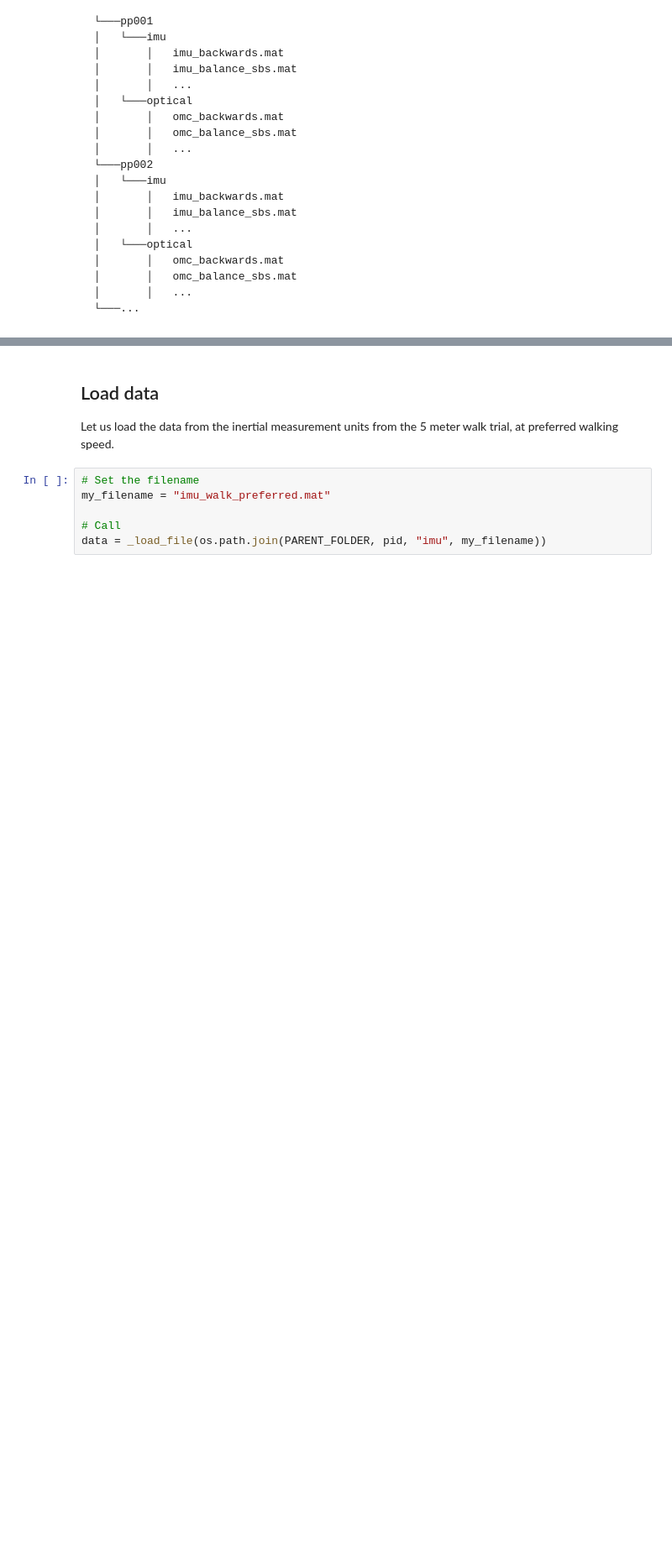
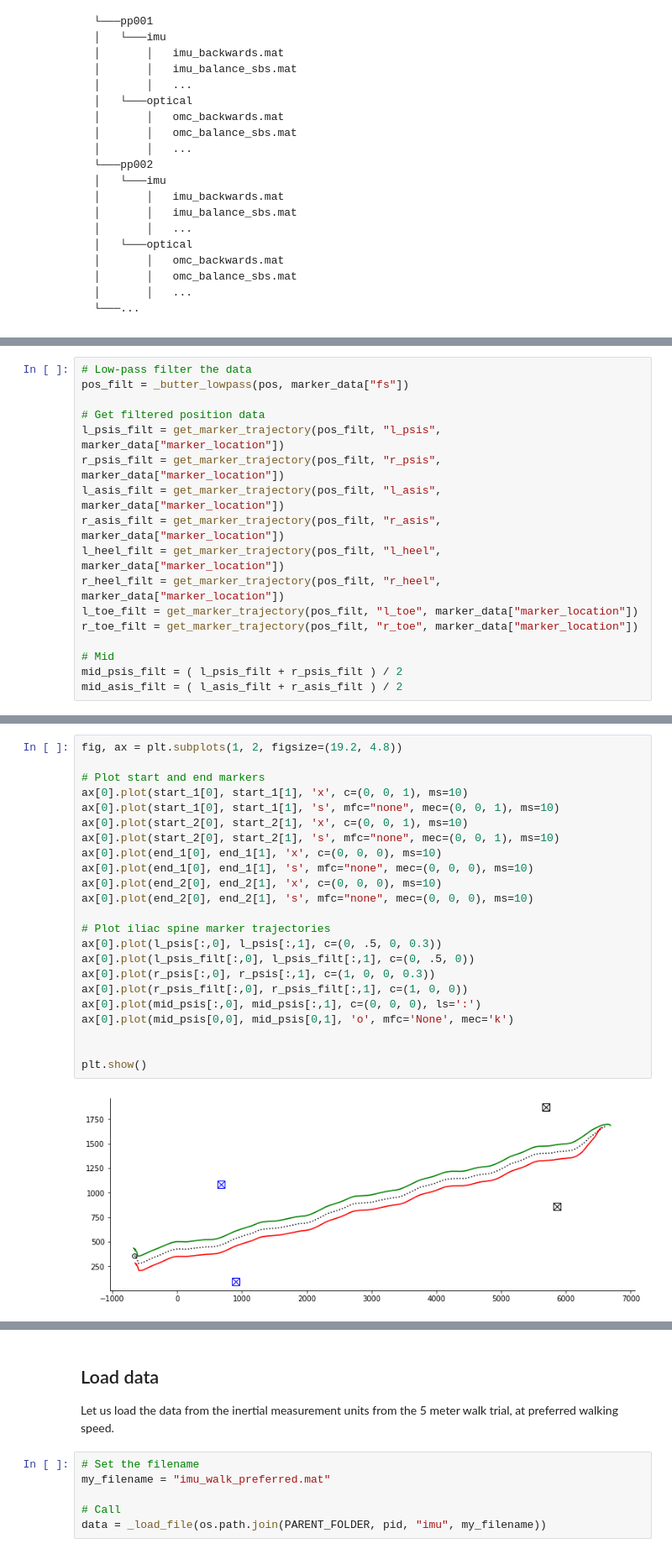
Before and after one commit to neurogeriatricskiel/pymocap, a Jupyter notebook: test_dataset.ipynb, the cells around one changed output, grey strips where cells are left out. Shown at 84% size. Saved outputs shown, nothing was run; the diff lists cells and outputs as text; blank space fills up the shorter version.

```diff
--- a/test_dataset.ipynb
+++ b/test_dataset.ipynb
@@ -56,0 +121,17 @@ print(imu_files)
+# %%
+# Low-pass filter the data
+pos_filt = _butter_lowpass(pos, marker_data["fs"])
+
+# Get filtered position data
+l_psis_filt = get_marker_trajectory(pos_filt, "l_psis", marker_data["marker_location"])
+r_psis_filt = get_marker_trajectory(pos_filt, "r_psis", marker_data["marker_location"])
+l_asis_filt = get_marker_trajectory(pos_filt, "l_asis", marker_data["marker_location"])
+r_asis_filt = get_marker_trajectory(pos_filt, "r_asis", marker_data["marker_location"])
+l_heel_filt = get_marker_trajectory(pos_filt, "l_heel", marker_data["marker_location"])
+r_heel_filt = get_marker_trajectory(pos_filt, "r_heel", marker_data["marker_location"])
+l_toe_filt = get_marker_trajectory(pos_filt, "l_toe", marker_data["marker_location"])
+r_toe_filt = get_marker_trajectory(pos_filt, "r_toe", marker_data["marker_location"])
+
+# Mid
+mid_psis_filt = ( l_psis_filt + r_psis_filt ) / 2
+mid_asis_filt = ( l_asis_filt + r_asis_filt ) / 2
@@ -56,0 +203,25 @@ print(imu_files)
+# %%
+fig, ax = plt.subplots(1, 2, figsize=(19.2, 4.8))
+
+# Plot start and end markers
+ax[0].plot(start_1[0], start_1[1], 'x', c=(0, 0, 1), ms=10)
+ax[0].plot(start_1[0], start_1[1], 's', mfc="none", mec=(0, 0, 1), ms=10)
+ax[0].plot(start_2[0], start_2[1], 'x', c=(0, 0, 1), ms=10)
+ax[0].plot(start_2[0], start_2[1], 's', mfc="none", mec=(0, 0, 1), ms=10)
+ax[0].plot(end_1[0], end_1[1], 'x', c=(0, 0, 0), ms=10)
+ax[0].plot(end_1[0], end_1[1], 's', mfc="none", mec=(0, 0, 0), ms=10)
+ax[0].plot(end_2[0], end_2[1], 'x', c=(0, 0, 0), ms=10)
+ax[0].plot(end_2[0], end_2[1], 's', mfc="none", mec=(0, 0, 0), ms=10)
+
+# Plot iliac spine marker trajectories
+ax[0].plot(l_psis[:,0], l_psis[:,1], c=(0, .5, 0, 0.3))
+ax[0].plot(l_psis_filt[:,0], l_psis_filt[:,1], c=(0, .5, 0))
+ax[0].plot(r_psis[:,0], r_psis[:,1], c=(1, 0, 0, 0.3))
+ax[0].plot(r_psis_filt[:,0], r_psis_filt[:,1], c=(1, 0, 0))
+ax[0].plot(mid_psis[:,0], mid_psis[:,1], c=(0, 0, 0), ls=':')
+ax[0].plot(mid_psis[0,0], mid_psis[0,1], 'o', mfc='None', mec='k')
+
+
+plt.show()
+# %% [output]
+[figure, added]
```
Also changed, not shown: parts of 20 cells of this notebook, 3 other files.
